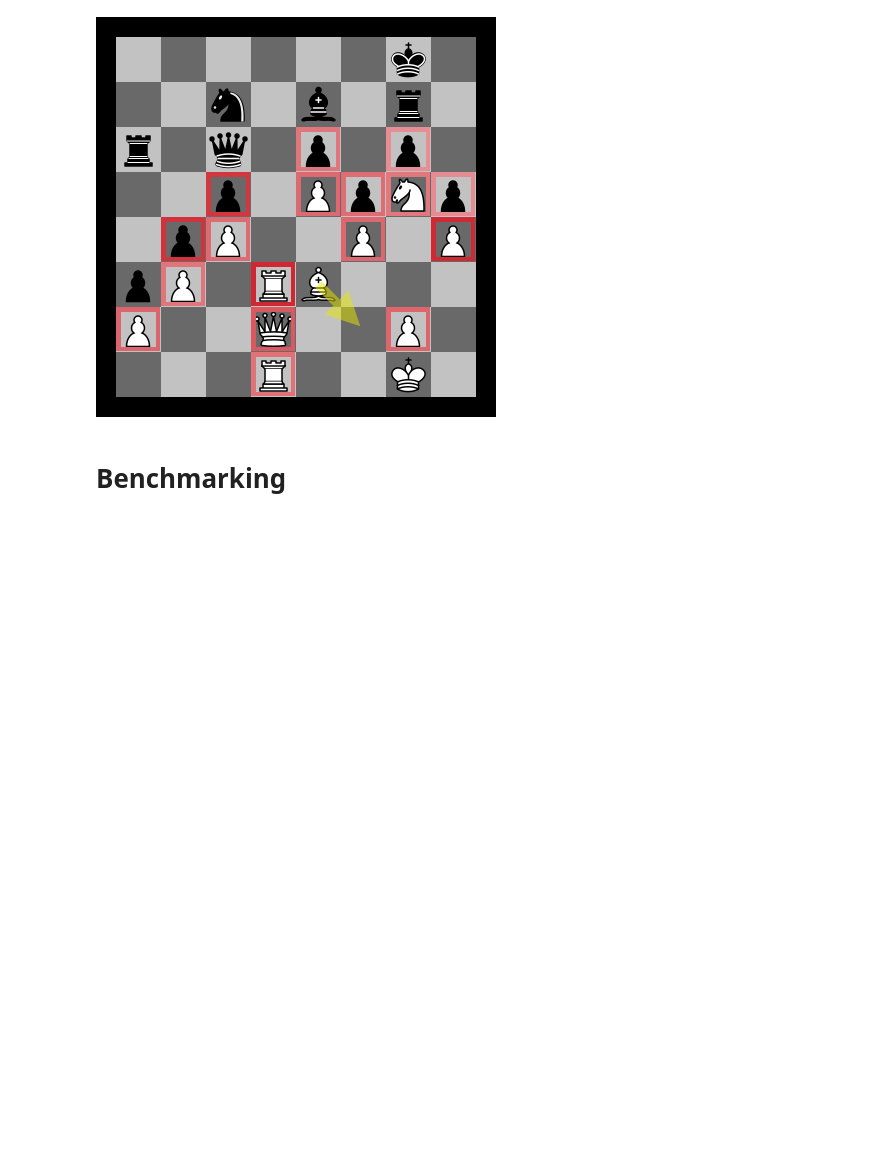
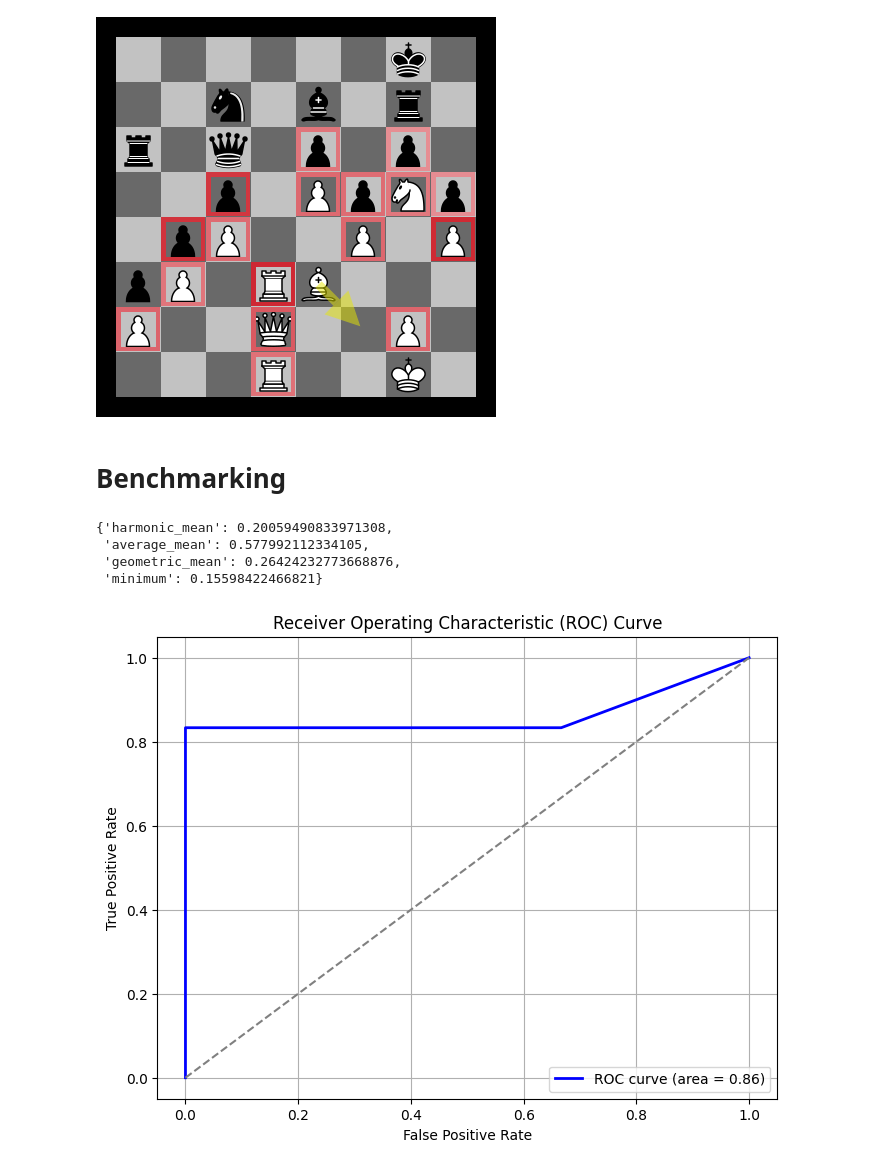
Before and after one commit to radroof22/xAI-chess, a Jupyter notebook: sarfa_baseline.ipynb, the cells around one changed output. Cells and saved outputs as stored; diff of their text form; code cells hidden in the pictures; blank space fills up the shorter version.

Commit message:
benchmark safra baseline

```diff
--- a/sarfa_baseline.ipynb
+++ b/sarfa_baseline.ipynb
@@ -77,0 +82,38 @@ display(Image(path))
+# %%
+def saliency_algorithm(fen):
+    board = chess.Board(fen)
+
+    saliency_results: dict[str, float] = defaultdict(int)
+    perturber = RemovalPerturber(board)
+    saliency_calculator = SarfaBaseline(engine, board)
+    for perturbed_board, perturbed_position_str in perturber.process():
+
+        saliency: float = saliency_calculator.compute(perturbed_board, action)
+        saliency_results[perturbed_position_str] = saliency
+
+    return saliency_results
+# %%
+benchmark = SafraBenchmark(saliency_algorithm)
+# %%
+benchmark.accuracy()
+# %% [output]
+{'harmonic_mean': 0.20059490833971308,
+ 'average_mean': 0.577992112334105,
+ 'geometric_mean': 0.26424232773668876,
+ 'minimum': 0.15598422466821}
+# %%
+fpr, tpr = benchmark.roc_curve()
+roc_auc = auc(fpr, tpr)
+# %%
+# Plot the ROC curve
+plt.figure(figsize=(8, 6))
+plt.plot(fpr, tpr, color='blue', lw=2, label=f'ROC curve (area = {roc_auc:.2f})')
+plt.plot([0, 1], [0, 1], color='gray', linestyle='--')  # Random classifier line (diagonal)
+plt.xlabel('False Positive Rate')
+plt.ylabel('True Positive Rate')
+plt.title('Receiver Operating Characteristic (ROC) Curve')
+plt.legend(loc='lower right')
+plt.grid(True)
+plt.show()
+# %% [output]
+[figure, added]
```
Also changed, not shown: parts of 3 cells of this notebook, 3 other files.
